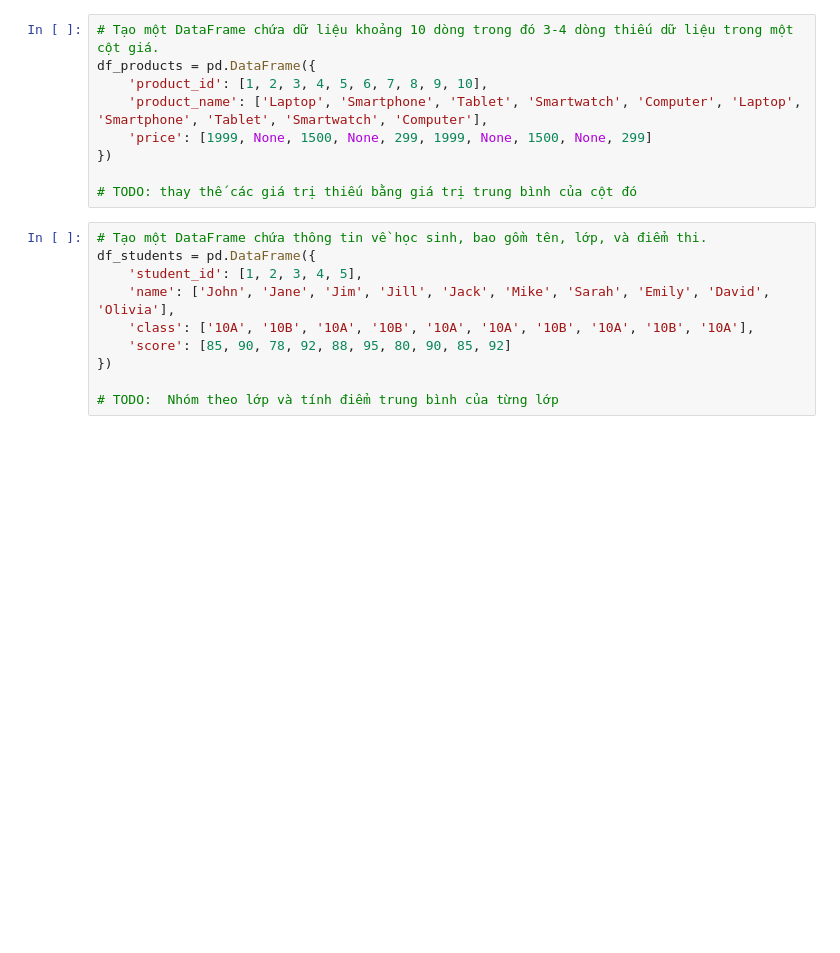
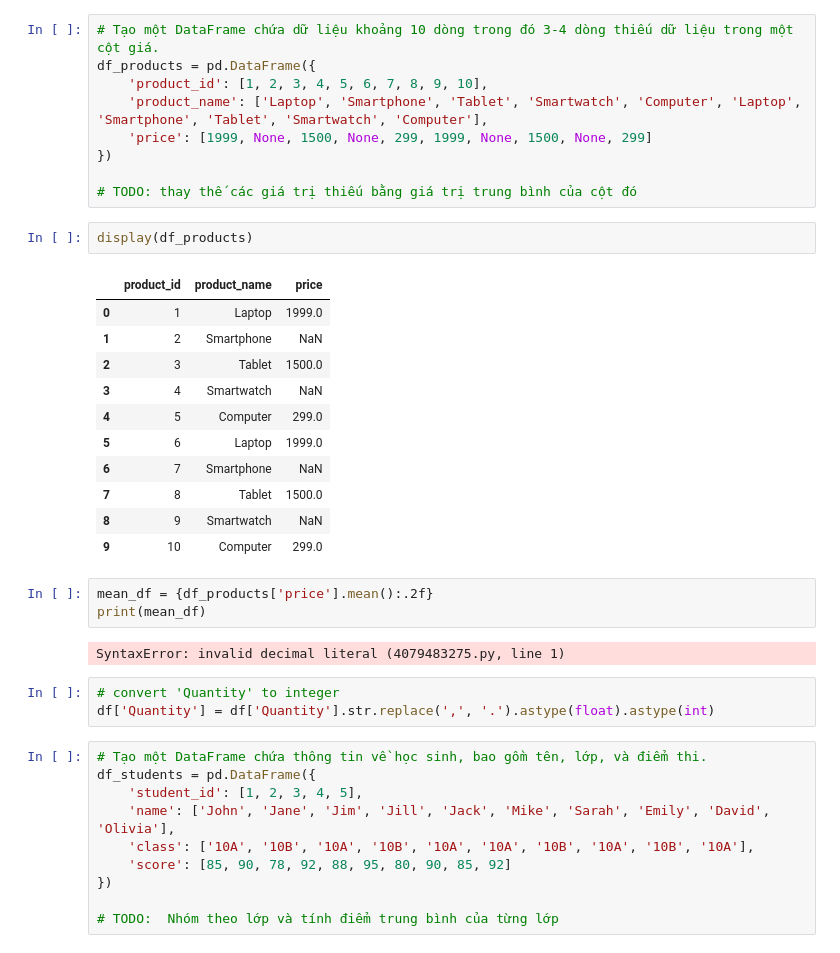
Before and after one commit to hduy1310/Repo_Test, a Jupyter notebook: Home work/B7_Baitap.ipynb, the cells around one changed output. Drawn from its saved outputs; the diff is of its cells as text; blank space fills up the shorter version.

```diff
--- a/Home work/B7_Baitap.ipynb
+++ b/Home work/B7_Baitap.ipynb
@@ -83,6 +96,28 @@ df_products = pd.DataFrame({
 })
 
 # TODO: thay thế các giá trị thiếu bằng giá trị trung bình của cột đó
+# %%
+display(df_products)
+# %% [output]
+|  | product_id | product_name | price |
+| 0 | 1 | Laptop | 1999.0 |
+| 1 | 2 | Smartphone | NaN |
+| 2 | 3 | Tablet | 1500.0 |
+| 3 | 4 | Smartwatch | NaN |
+| 4 | 5 | Computer | 299.0 |
+| 5 | 6 | Laptop | 1999.0 |
+| 6 | 7 | Smartphone | NaN |
+| 7 | 8 | Tablet | 1500.0 |
+| 8 | 9 | Smartwatch | NaN |
+| 9 | 10 | Computer | 299.0 |
+# %%
+mean_df = {df_products['price'].mean():.2f}
+print(mean_df)
+# %% [output]
+SyntaxError: invalid decimal literal (4079483275.py, line 1)
+# %%
+# convert 'Quantity' to integer
+df['Quantity'] = df['Quantity'].str.replace(',', '.').astype(float).astype(int)
 # %%
 # Tạo một DataFrame chứa thông tin về học sinh, bao gồm tên, lớp, và điểm thi.
 df_students = pd.DataFrame({
```
Also changed, not shown: parts of 5 cells of this notebook, 3 other files.
